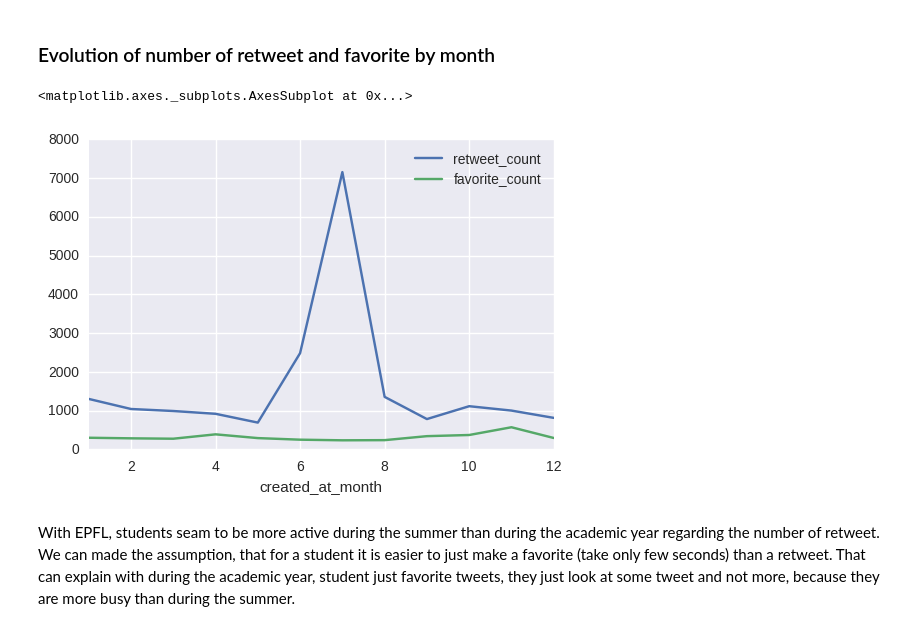
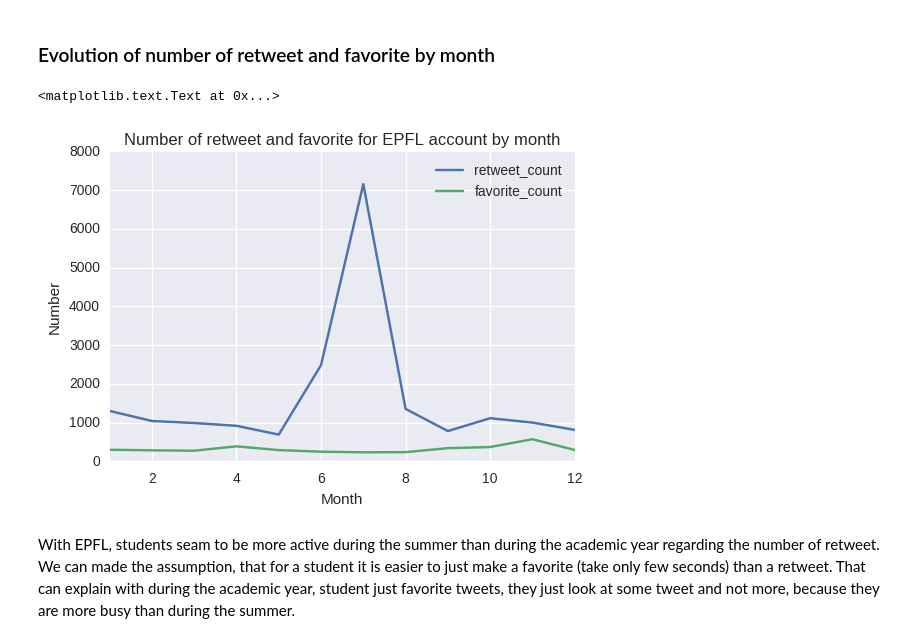
Before and after one commit to antitoine/ADAEPFL-Final, a Jupyter notebook: Solutions Antoine Chabert.ipynb, the cells around one changed output. Drawn from its saved outputs; the diff is of its cells as text; code cells hidden in the pictures.

```diff
--- a/Solutions Antoine Chabert.ipynb
+++ b/Solutions Antoine Chabert.ipynb
@@ -337,10 +357,13 @@ Finally, we see that every year the total number increase, so schools tend to be
 # %% [markdown]
 ### Evolution of number of retweet and favorite by month
 # %%
-epfl[['created_at_month', 'retweet_count', 'favorite_count']].groupby('created_at_month').sum().plot(kind='line')
+epfl_line_month_count_retweet_favorite = epfl[['created_at_month', 'retweet_count', 'favorite_count']].groupby('created_at_month').sum().plot(kind='line')
+epfl_line_month_count_retweet_favorite.set_ylabel('Number')
+epfl_line_month_count_retweet_favorite.set_xlabel('Month')
+epfl_line_month_count_retweet_favorite.set_title('Number of retweet and favorite for EPFL account by month')
 # %% [output]
-<matplotlib.axes._subplots.AxesSubplot at 0x...>
+<matplotlib.text.Text at 0x...>
-[figure, old version]
+[figure, new version]
 # %% [markdown]
 With EPFL, students seam to be more active during the summer than during the academic year regarding the number of retweet. We can made the assumption, that for a student it is easier to just make a favorite (take only few seconds) than a retweet. That can explain with during the academic year, student just favorite tweets, they just look at some tweet and not more, because they are more busy than during the summer.
 # %%
```
Also changed, not shown: parts of 11 cells of this notebook.
